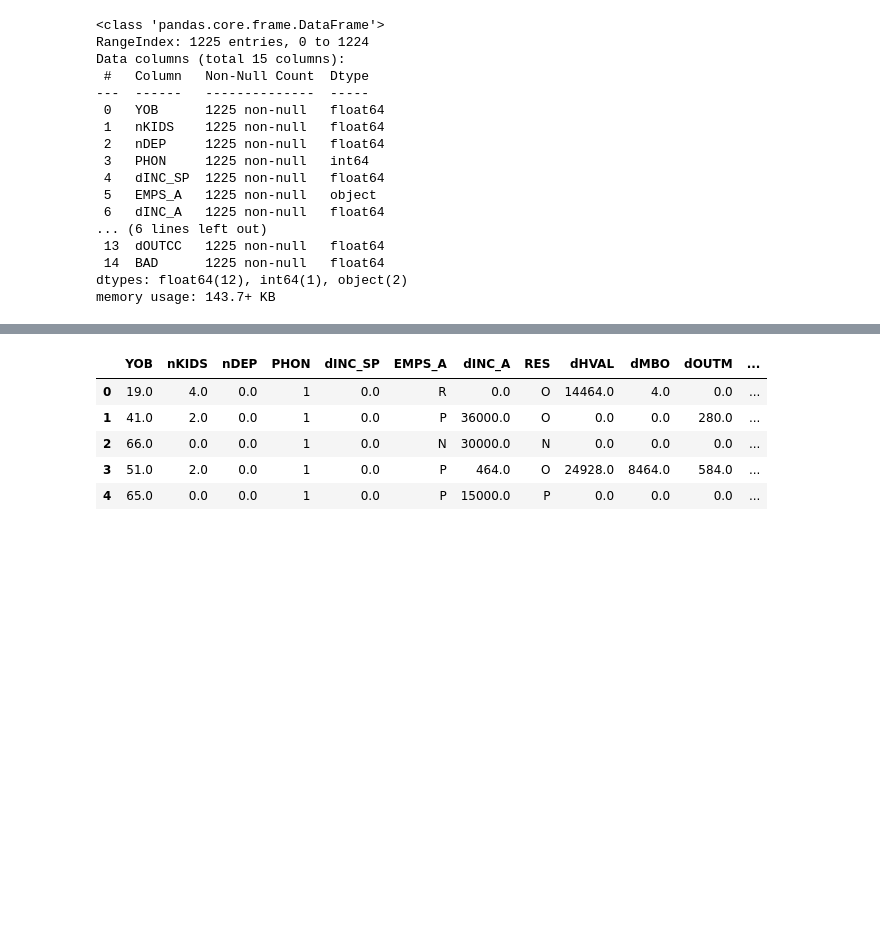
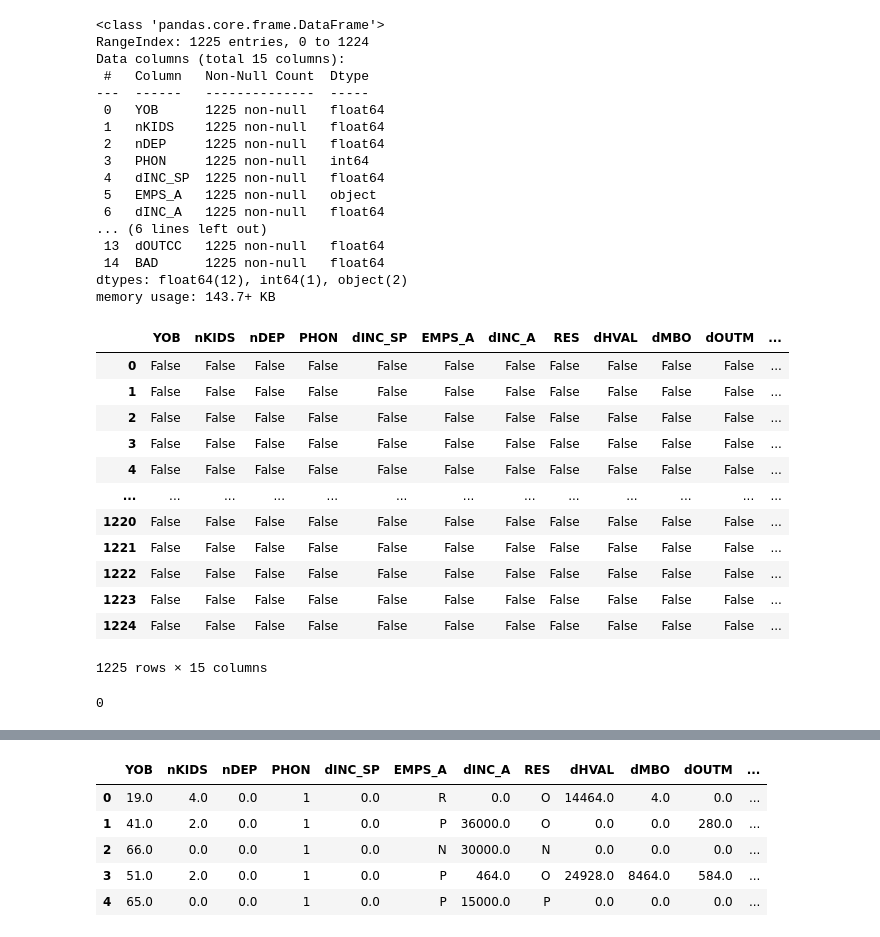
Before and after one commit to burghoffdavid/bads, a Jupyter notebook: exercises/4_ex_data_prep.ipynb, the cells around one changed output, grey strips where cells are left out. Cells and saved outputs as stored; diff of their text form; code cells hidden in the pictures; blank space fills up the shorter version.

```diff
--- a/exercises/4_ex_data_prep.ipynb
+++ b/exercises/4_ex_data_prep.ipynb
@@ -41,6 +41,26 @@ Data columns (total 15 columns):
  14  BAD      1225 non-null   float64
 dtypes: float64(12), int64(1), object(2)
 memory usage: 143.7+ KB
+# %%
+df.isnull()
+# %% [output]
+|  | YOB | nKIDS | nDEP | PHON | dINC_SP | EMPS_A | dINC_A | RES | dHVAL | dMBO | dOUTM | ... |
+| 0 | False | False | False | False | False | False | False | False | False | False | False | ... |
+| 1 | False | False | False | False | False | False | False | False | False | False | False | ... |
+| 2 | False | False | False | False | False | False | False | False | False | False | False | ... |
+| 3 | False | False | False | False | False | False | False | False | False | False | False | ... |
+| 4 | False | False | False | False | False | False | False | False | False | False | False | ... |
+| ... | ... | ... | ... | ... | ... | ... | ... | ... | ... | ... | ... | ... |
+| 1220 | False | False | False | False | False | False | False | False | False | False | False | ... |
+| 1221 | False | False | False | False | False | False | False | False | False | False | False | ... |
+| 1222 | False | False | False | False | False | False | False | False | False | False | False | ... |
+| 1223 | False | False | False | False | False | False | False | False | False | False | False | ... |
+| 1224 | False | False | False | False | False | False | False | False | False | False | False | ... |
+1225 rows × 15 columns
+# %%
+df['nDEP'].isnull().sum()
+# %% [output]
+0
 # %%
 # Some space for any code you want to write to take a first look
 df.describe()
```
Also changed, not shown: 3 other files.
